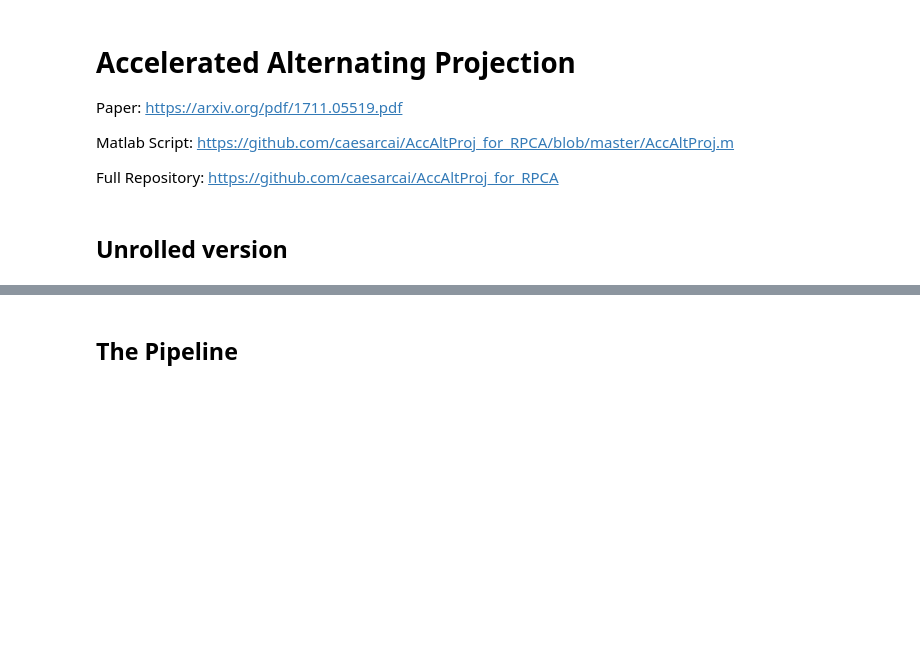
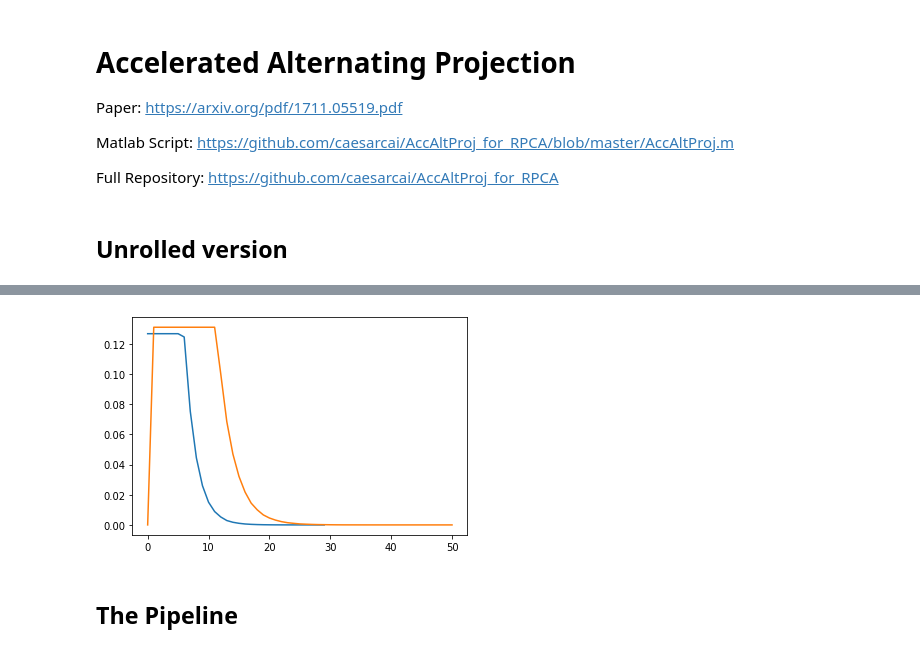
Before and after one commit to elitanzc/FYP, a Jupyter notebook: Learned_AccAltProj_onIRCUR_newThres copy 2.ipynb, the cells around one changed output, grey strips where cells are left out. Saved outputs shown, nothing was run; the diff lists cells and outputs as text; code cells hidden in the pictures; blank space fills up the shorter version.

```diff
--- a/Learned_AccAltProj_onIRCUR_newThres copy 2.ipynb
+++ b/Learned_AccAltProj_onIRCUR_newThres copy 2.ipynb
@@ -207,3 +334,11 @@ class LearnedAAP(nn.Module):
+# %%
+for (L_true, S_true, M_true) in test:
+    loss0, L0, S0 = AccAltProj(M_true, r, 1e-06, torch.tensor(0.7), max_iter)
+    plt.plot(loss0)
+    plt.plot(net.err)
+    break
+# %% [output]
+[figure, added]
 # %% [markdown]
 ## The Pipeline
 # %% [markdown]
```
Also changed, not shown: parts of 27 cells of this notebook.
